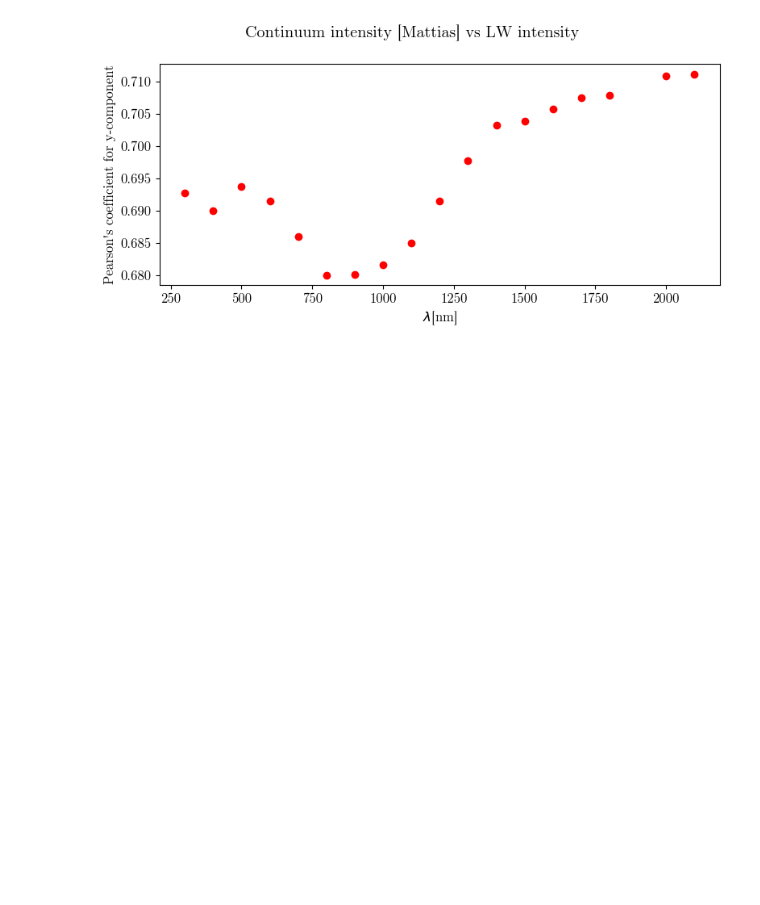
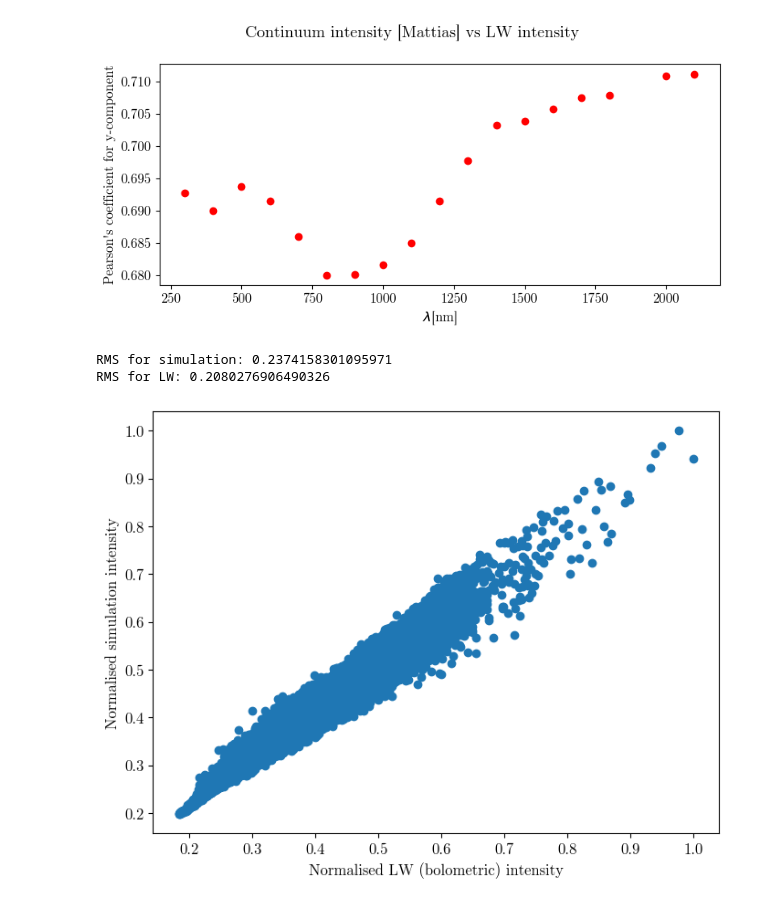
Before and after one commit to TheodoreKostic/Tracking_features, a Jupyter notebook: FirstPaper/Wvls.ipynb, the cells around one changed output. Drawn from its saved outputs; the diff is of its cells as text; code cells hidden in the pictures; blank space fills up the shorter version.

```diff
--- a/FirstPaper/Wvls.ipynb
+++ b/FirstPaper/Wvls.ipynb
@@ -438,3 +438,32 @@ plt.savefig("Kontinuum_vs_cont_morey", bbox_inches = 'tight', dpi = 300)
 [figure]
 # %%
 # 1900 nm is not good or has some coding error
+# %%
+Inte1 = cube0[:,:,0,2]
+Inte2 = cube0[:,:,0,3]
+Inte3 = cube0[:,:,0,4]
+Inte4 = cube0[:,:,0,5]
+Inte5 = cube0[:,:,0,6]
+# %%
+InteB = (Inte1 + Inte2 + Inte3 + Inte4 + Inte5)/5
+# %%
+cubeM = mio.MuramIntensity("", 0)
+# %%
+IB = InteB/np.max(InteB)
+I_M = cubeM/np.max(cubeM)
+fig = plt.figure(figsize = (8,6))
+plt.scatter(IB,I_M)
+plt.xlabel("Normalised LW (bolometric) intensity")
+plt.ylabel("Normalised simulation intensity")
+#plt.show()
+plt.savefig("Intenzitet.png", dpi = 300)
+
+RMS_IB = np.std(IB)/np.mean(IB)
+print("RMS for simulation: {}".format(RMS_IB))
+
+RMS_s = np.std(I_M)/np.mean(I_M)
+print("RMS for LW: {}".format(RMS_s))
+# %% [output]
+RMS for simulation: 0.2374158301095971
+RMS for LW: 0.2080276906490326
+[figure, added]
```
